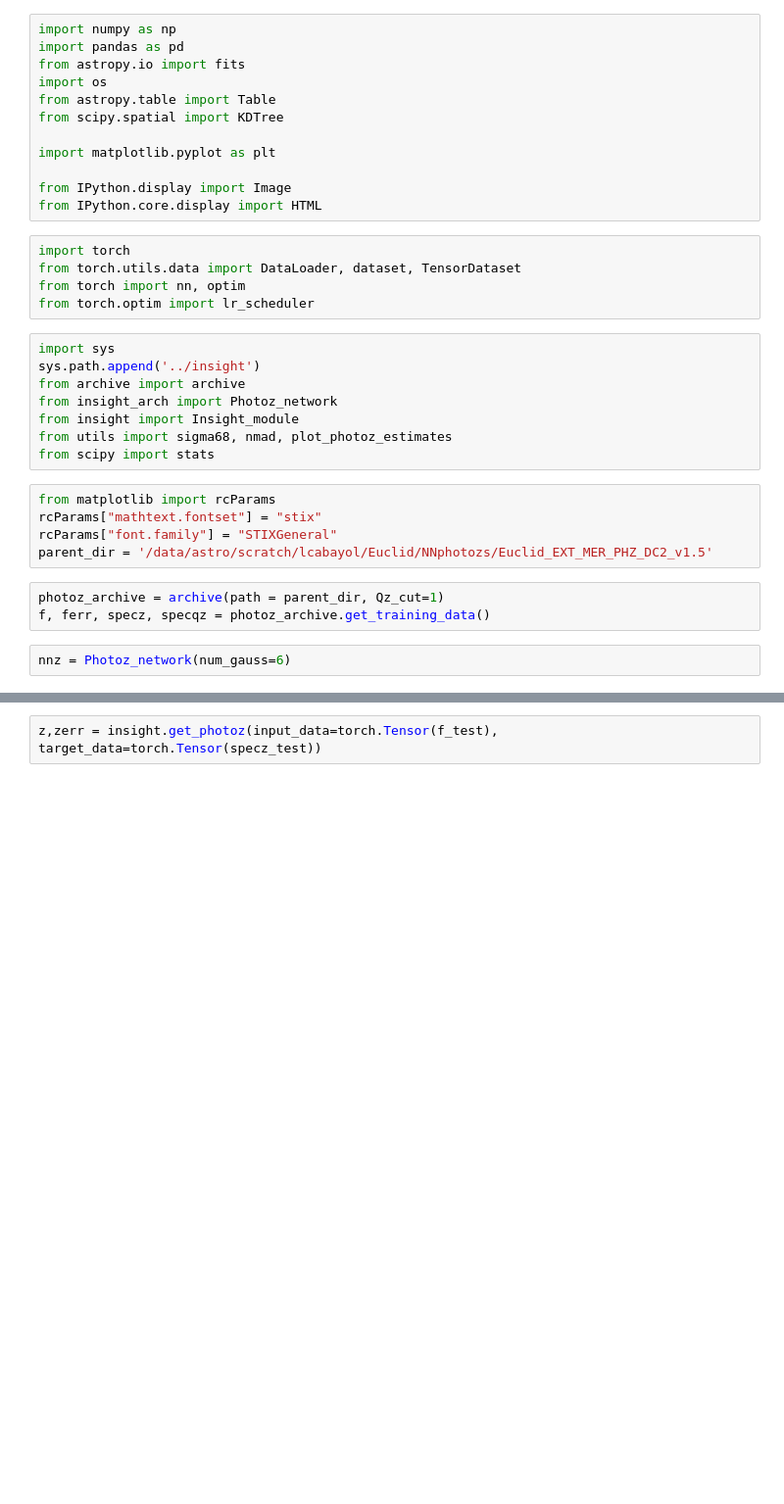
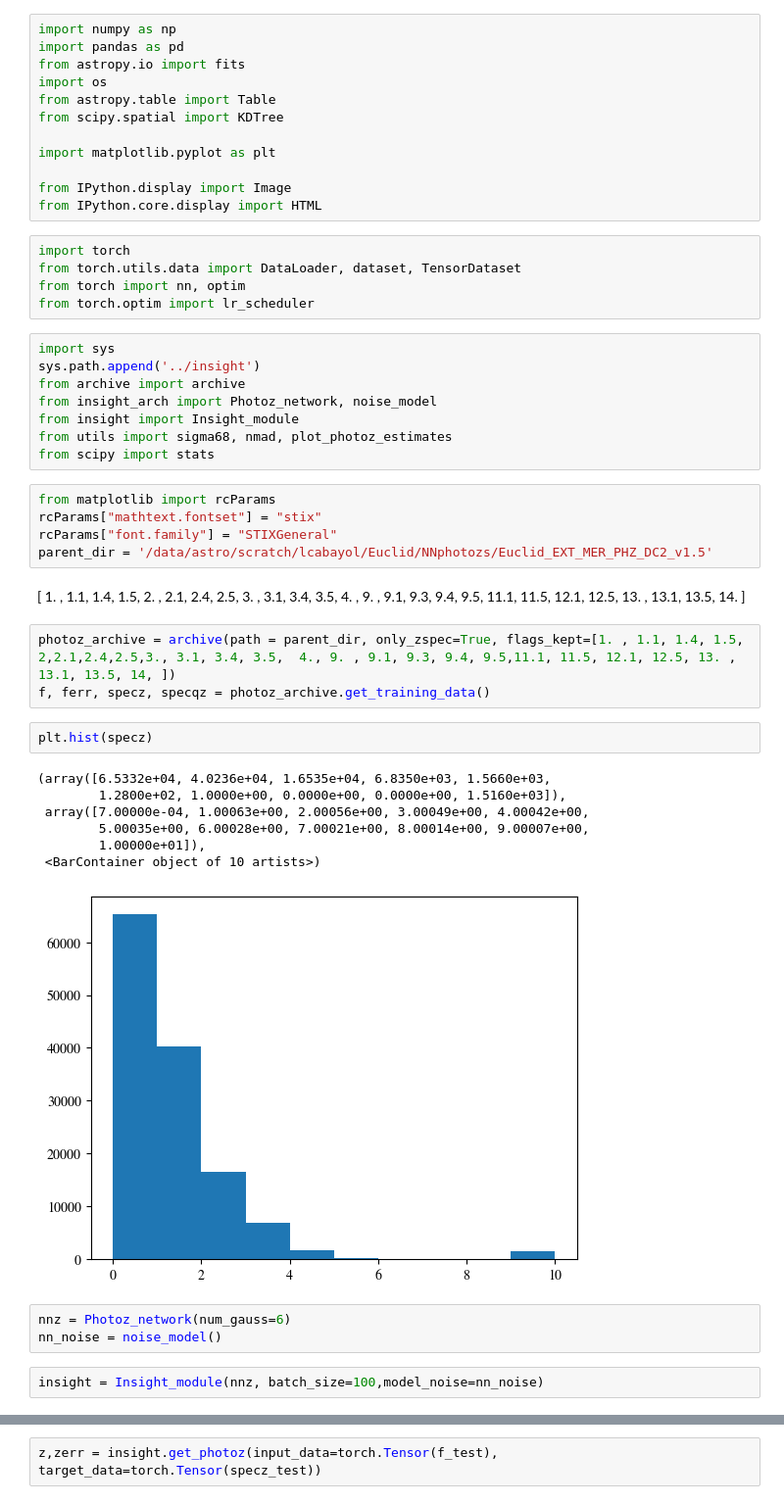
Before and after one commit to lauracabayol/TEMPS, a Jupyter notebook: notebooks/Insight_notebook.ipynb, the cells around one changed output, grey strips where cells are left out. Shown: that part at 98% size. Drawn from its saved outputs; the diff is of its cells as text; blank space fills up the shorter version.

```diff
--- a/notebooks/Insight_notebook.ipynb
+++ b/notebooks/Insight_notebook.ipynb
@@ -19,7 +19,7 @@ from torch.optim import lr_scheduler
 import sys
 sys.path.append('../insight')
 from archive import archive
-from insight_arch import Photoz_network
+from insight_arch import Photoz_network, noise_model
 from insight import Insight_module
 from utils import sigma68, nmad, plot_photoz_estimates
 from scipy import stats
@@ -28,9 +28,26 @@ from matplotlib import rcParams
 rcParams["mathtext.fontset"] = "stix"
 rcParams["font.family"] = "STIXGeneral"
 parent_dir = '/data/astro/scratch/lcabayol/Euclid/NNphotozs/Euclid_EXT_MER_PHZ_DC2_v1.5'
+# %% [markdown]
+[ 1. ,  1.1,  1.4,  1.5,  2. ,  2.1,  2.4,  2.5,  3. ,  3.1,  3.4,
+        3.5,  4. ,  9. ,  9.1,  9.3,  9.4,  9.5, 11.1, 11.5, 12.1, 12.5,
+       13. , 13.1, 13.5, 14. ]
 # %%
-photoz_archive = archive(path = parent_dir, Qz_cut=1)
+photoz_archive = archive(path = parent_dir, only_zspec=True, flags_kept=[1. , 1.1, 1.4, 1.5, 2,2.1,2.4,2.5,3., 3.1, 3.4, 3.5,  4., 9. , 9.1, 9.3, 9.4, 9.5,11.1, 11.5, 12.1, 12.5, 13. , 13.1, 13.5, 14, ])
 f, ferr, specz, specqz = photoz_archive.get_training_data()
+# %%
+plt.hist(specz)
+# %% [output]
+(array([6.5332e+04, 4.0236e+04, 1.6535e+04, 6.8350e+03, 1.5660e+03,
+        1.2800e+02, 1.0000e+00, 0.0000e+00, 0.0000e+00, 1.5160e+03]),
+ array([7.00000e-04, 1.00063e+00, 2.00056e+00, 3.00049e+00, 4.00042e+00,
+        5.00035e+00, 6.00028e+00, 7.00021e+00, 8.00014e+00, 9.00007e+00,
+        1.00000e+01]),
+ <BarContainer object of 10 artists>)
+[figure, added]
 # %%
 nnz = Photoz_network(num_gauss=6)
+nn_noise = noise_model()
+# %%
+insight = Insight_module(nnz, batch_size=100,model_noise=nn_noise)
 # %%
```
Also changed, not shown: parts of 27 cells of this notebook, 11 other files.
